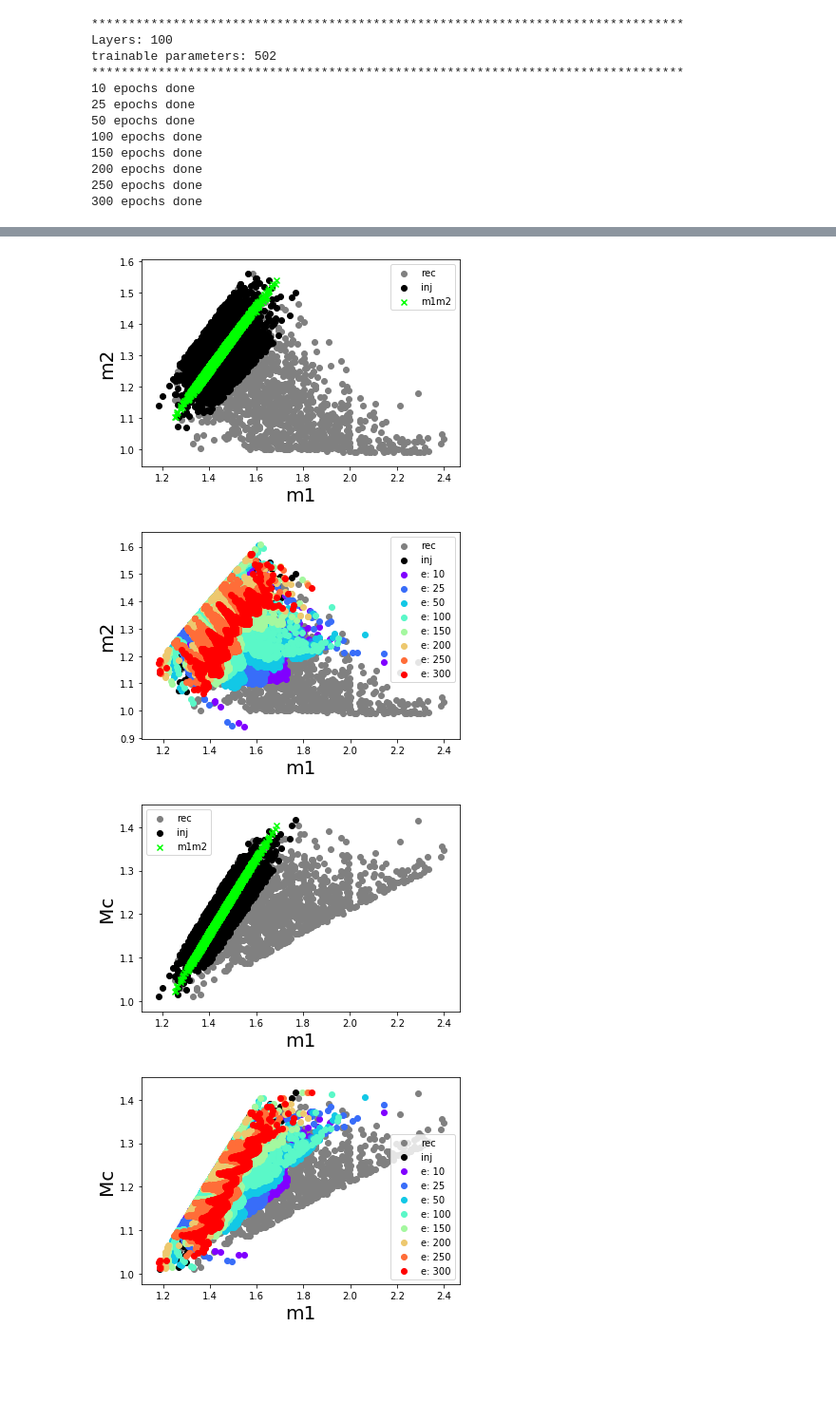
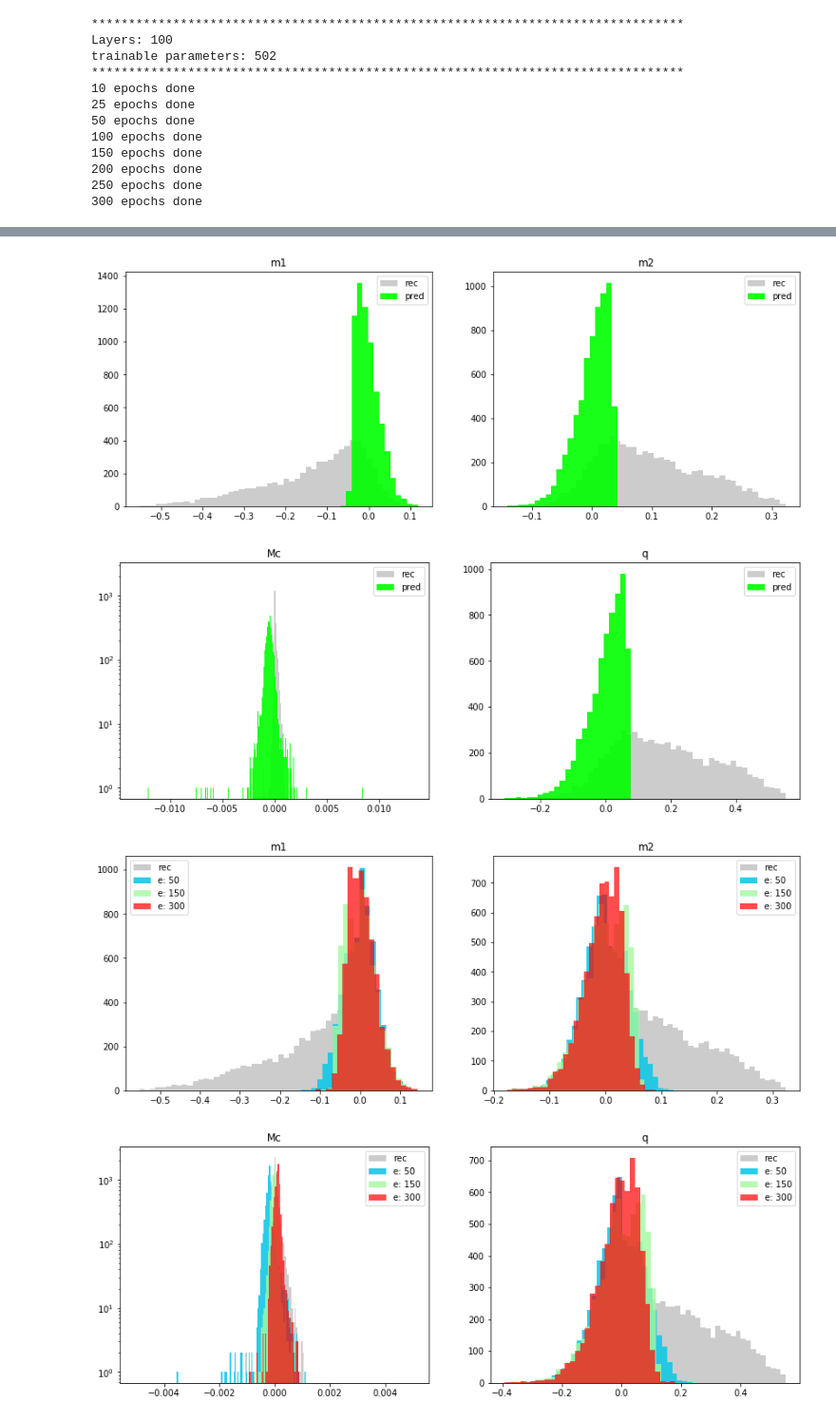
Before and after one commit to PhoenixBirdCreations/IPAM2021_ML, a Jupyter notebook: algo/NN_tf/NN_GSTLAL_epochs.ipynb, the cells around one changed output, grey strips where cells are left out. Shown: that part at 95% size. Saved outputs shown, nothing was run; the diff lists cells and outputs as text; code cells hidden in the pictures; blank space fills up the shorter version.

Commit message:
added error-histograms, but the logic of NN_GSTLAL_epochs must be improved

```diff
--- a/algo/NN_tf/NN_GSTLAL_epochs.ipynb
+++ b/algo/NN_tf/NN_GSTLAL_epochs.ipynb
@@ -62,11 +62,11 @@ loss_function    = 'mse'
 show_pMctest          = False
 show_pstest           = False
 show_multiepochs_pMc  = True
-show_multiepochs_muMc = True
-show_multiepochs_p3s  = True
+show_multiepochs_muMc = False
+show_multiepochs_p3s  = False
 epochs_list           = [10, 25, 50, 100, 150, 200, 250, 300] # used in multiepochs
 
-use_uniform_q = True
+use_uniform_q = False
 
 save_plots = False # used only for multiepochs
 #plots_dir  = '/home/simone/repos/IPAM2021_ML/notes/Figs/'
@@ -580,10 +596,14 @@ if show_pstest:
     q_inj   = m2_inj /m1_inj
     q_pred  = m2_pred/m1_pred
 
-    m1_mean_error = np.mean(np.abs(m1_inj-m1_pred)/m1_inj)
-    m2_mean_error = np.mean(np.abs(m2_inj-m2_pred)/m2_inj)
-    Mc_mean_error = np.mean(np.abs(Mc_inj-Mc_pred)/Mc_inj)
-    q_mean_error  = np.mean(np.abs(q_inj - q_pred)/q_inj )
+    error_m1 = (m1_inj-m1_pred)/m1_inj
+    error_m2 = (m2_inj-m2_pred)/m2_inj
+    error_Mc = (Mc_inj-Mc_pred)/Mc_inj
+    error_q  = (q_inj - q_pred)/q_inj
+    m1_mean_error = np.mean(np.abs(error_m1))
+    m2_mean_error = np.mean(np.abs(error_m2))
+    Mc_mean_error = np.mean(np.abs(error_Mc))
+    q_mean_error  = np.mean(np.abs(error_q))
     print('-----------------------------')
     print('m1 mean error:', m1_mean_error)
     print('m2 mean error:', m2_mean_error)
@@ -909,16 +1107,24 @@ if show_multiepochs_pMc:
         Mc_inj  = ytest_notnormalized[:,2]
         q_inj   = m2_inj /m1_inj
         q_pred  = m2_pred/m1_pred
-        m1_mean_error = np.mean(np.abs(m1_inj-m1_pred)/m1_inj)
-        m2_mean_error = np.mean(np.abs(m2_inj-m2_pred)/m2_inj)
-        Mc_mean_error = np.mean(np.abs(Mc_inj-Mc_pred)/Mc_inj)
-        q_mean_error  = np.mean(np.abs(q_inj - q_pred)/q_inj )
+
+        error_m1 = (m1_inj-m1_pred)/m1_inj
+        error_m2 = (m2_inj-m2_pred)/m2_inj
+        error_Mc = (Mc_inj-Mc_pred)/Mc_inj
+        error_q  = (q_inj - q_pred)/q_inj
+        m1_mean_error = np.mean(np.abs(error_m1))
+        m2_mean_error = np.mean(np.abs(error_m2))
+        Mc_mean_error = np.mean(np.abs(error_Mc))
+        q_mean_error  = np.mean(np.abs(error_q))
         #print('-----------------------------')
         #print('m1 mean error:', m1_mean_error)
         #print('m2 mean error:', m2_mean_error)
         #print('Mc mean error:', Mc_mean_error)
         #print('q  mean error:', q_mean_error)
-
+        dict_pMc.error_m1 = error_m1
+        dict_pMc.error_m2 = error_m2
+        dict_pMc.error_Mc = error_Mc
+        dict_pMc.error_q  = error_q
         dict_pMc.me_m1 = m1_mean_error
         dict_pMc.me_m2 = m2_mean_error
         dict_pMc.me_Mc = Mc_mean_error
@@ -943,12 +1166,9 @@ trainable parameters: 502
 # %%
 if show_multiepochs_pMc:
-    # use the epochs' dictionary for plotting stuff
-    PlotMultiEpochs(m1_rec_test, m2_rec_test, m1_inj_test, m2_inj_test, dict_m1m2, edict_pMc, \
-                   use_train_prediction=False, save_plots=save_plots, name='p'+str(pcoeff)+'Mc')
-    PlotMultiEpochs_errors(epochs_list, edict_pMc, dict_m1m2, epochs_m1m2, save_plots=save_plots,\
-                           name='p'+str(pcoeff)+'Mc')
+    ErrorHistograms_m1m2(dict_m1m2, ytest_notnormalized, xtest_notnormalized)
+    ErrorHistograms(edict_pMc, ["50", "150", "300"], ytest_notnormalized, xtest_notnormalized)
 # %% [output]
-[figure, old version]
+[figure, new version]
-[figure, old version]
+[figure, new version]
-[figure, old version]
+[figure, new version]
-[figure, old version]
+[figure, new version]
```
Also changed, not shown: parts of 13 cells of this notebook.
